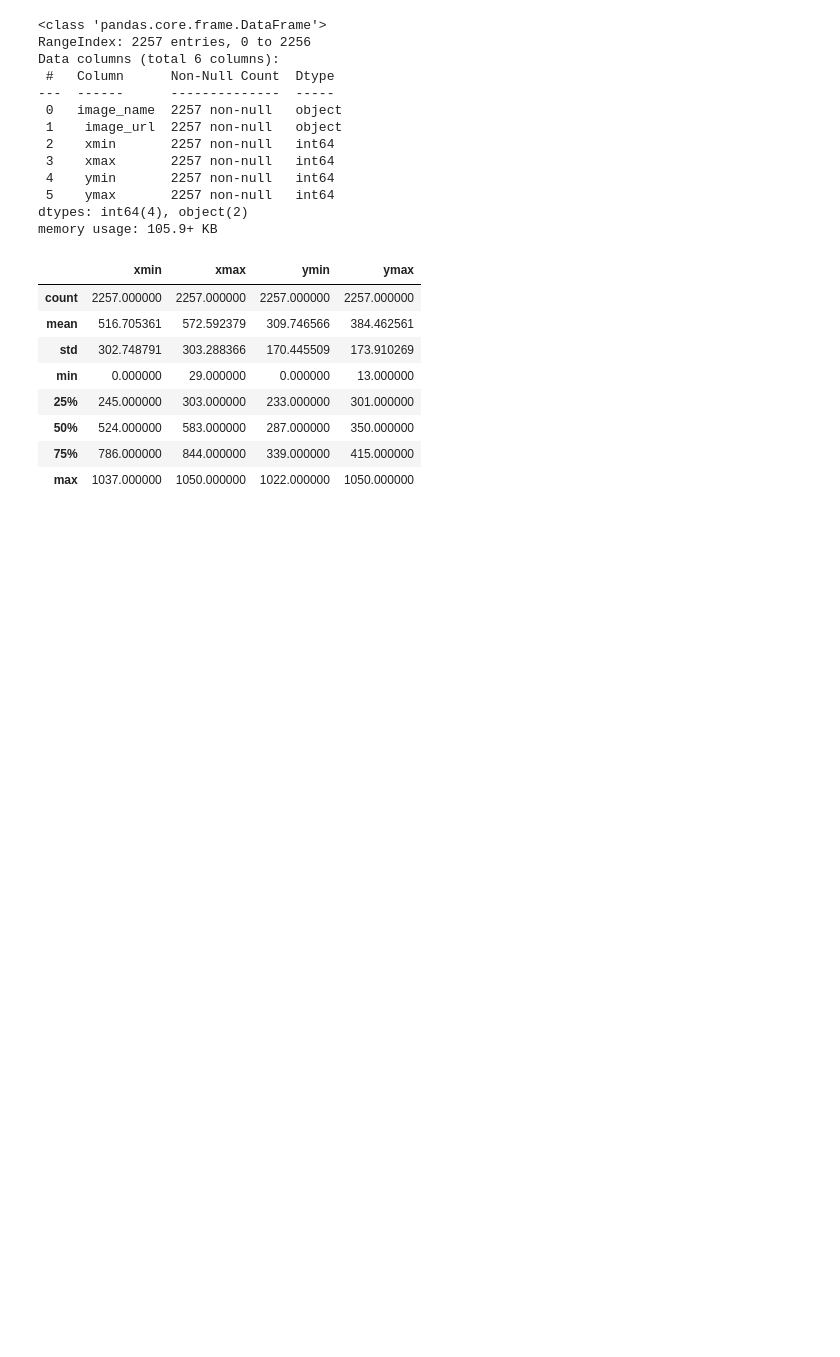
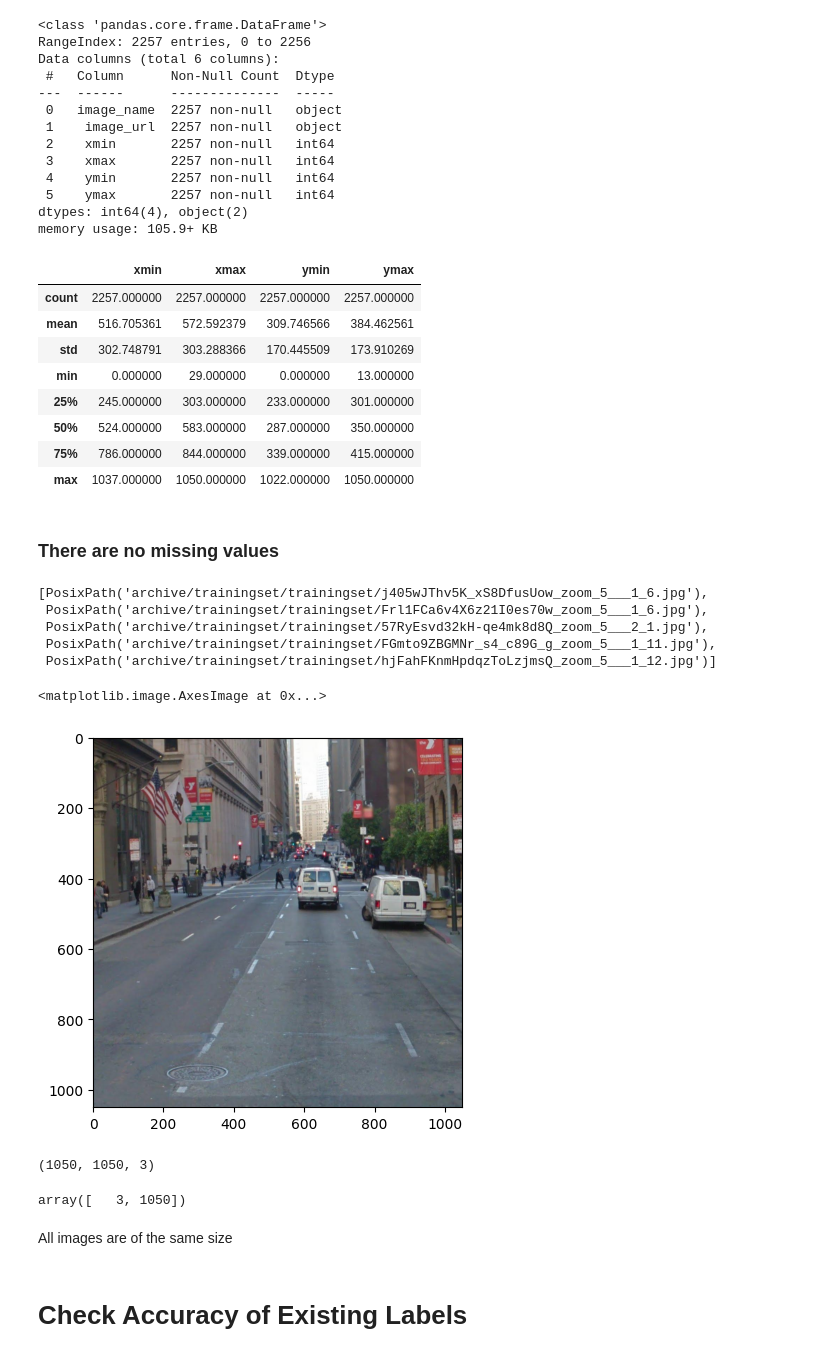
Before and after one commit to saadmalik96/NoParkingAllowed, a Jupyter notebook: model.ipynb, the cells around one changed output. Saved outputs shown, nothing was run; the diff lists cells and outputs as text; code cells hidden in the pictures; blank space fills up the shorter version.

```diff
--- a/model.ipynb
+++ b/model.ipynb
@@ -49,0 +48,44 @@ df.describe()
+# %% [markdown]
+### There are no missing values
+# %%
+from pathlib import Path
+
+PATH = Path("./archive/trainingset/trainingset")
+list(PATH.iterdir())[:5]
+# %% [output]
+[PosixPath('archive/trainingset/trainingset/j405wJThv5K_xS8DfusUow_zoom_5___1_6.jpg'),
+ PosixPath('archive/trainingset/trainingset/Frl1FCa6v4X6z21I0es70w_zoom_5___1_6.jpg'),
+ PosixPath('archive/trainingset/trainingset/57RyEsvd32kH-qe4mk8d8Q_zoom_5___2_1.jpg'),
+ PosixPath('archive/trainingset/trainingset/FGmto9ZBGMNr_s4_c89G_g_zoom_5___1_11.jpg'),
+ PosixPath('archive/trainingset/trainingset/hjFahFKnmHpdqzToLzjmsQ_zoom_5___1_12.jpg')]
+# %%
+import cv2
+import matplotlib.pyplot as plt
+
+def read_image(path):
+    img = cv2.imread(str(path))
+    return cv2.cvtColor(img, cv2.COLOR_BGR2RGB)
+# %%
+path = PATH/'j405wJThv5K_xS8DfusUow_zoom_5___1_6.jpg'
+img = read_image(path)
+plt.imshow(img)
+# %% [output]
+<matplotlib.image.AxesImage at 0x...>
+[figure, added]
+# %%
+img = cv2.imread(str(path))
+img.shape
+# %% [output]
+(1050, 1050, 3)
+# %%
+import numpy as np
+
+files = list(PATH.iterdir())
+imgs = [read_image(str(p)).shape for p in files]
+np.unique(imgs)
+# %% [output]
+array([   3, 1050])
+# %% [markdown]
+All images are of the same size
+# %% [markdown]
+# Check Accuracy of Existing Labels
```
Also changed, not shown: parts of 7 cells of this notebook.
